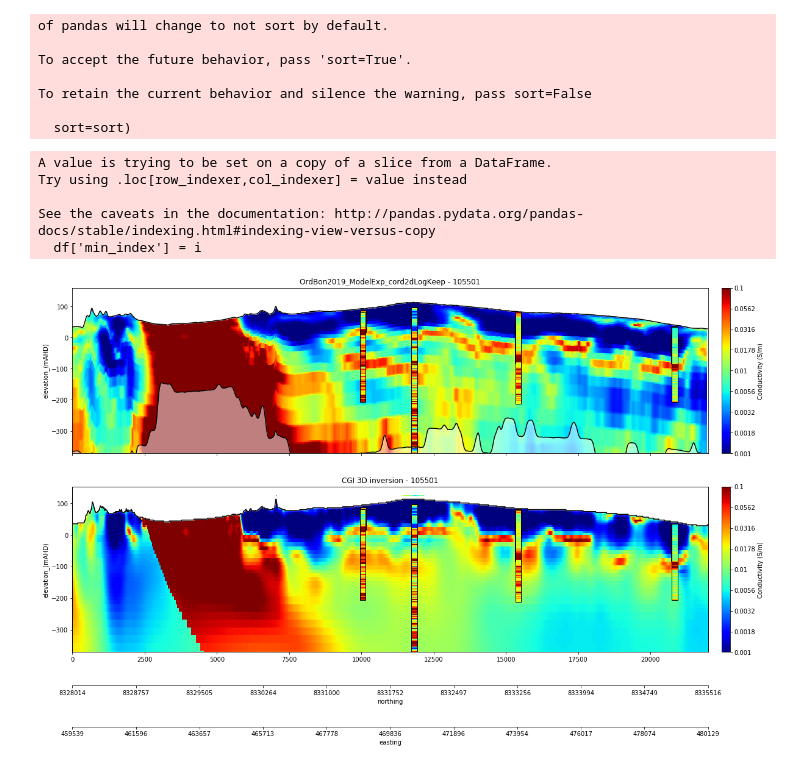
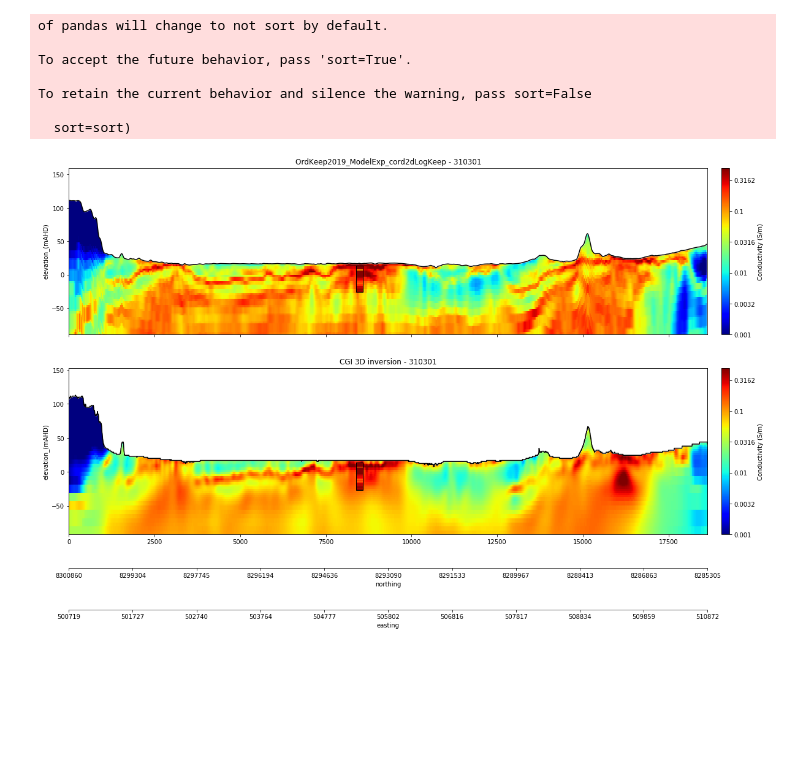
Before and after one commit to GeoscienceAustralia/hydrogeol_utils, a Jupyter notebook: notebooks/plotting_CGI_vs_NBC.ipynb, the cells around one changed output. Cells and saved outputs as stored; diff of their text form; code cells hidden in the pictures; blank space fills up the shorter version.

```diff
--- a/notebooks/plotting_CGI_vs_NBC.ipynb
+++ b/notebooks/plotting_CGI_vs_NBC.ipynb
@@ -167,19 +235,19 @@ print(df_induction)
 # %%
 # The induction data is far too dense for plotting so we resample
 
-df_induction_resampled = pd.DataFrame(columns=['Bore_ID', 'X', 'Y', 'Depth', 'Conductivity'])
+new_depths = np.arange(3.,math.ceil(np.max(df_induction['Depth'])),1.)
 
-for item in df_induction['Bore_ID'].unique():
-    mask= df_induction['Bore_ID'] == item
+df_induction_resampled = pd.DataFrame(columns=['borehole_id', 'X', 'Y', 'Depth', 'Apparent_conductivity'])
+
+for item in df_induction['borehole_id'].unique():
+    mask= df_induction['borehole_id'] == item
     # Create an array of resampled depths and values
-    resampled_depth, resampled_vals = spatial_functions.resample_depth_data(df_induction[mask]['Depth'].values,
-                                                    df_induction[mask]['Conductivity'].values,
-                                                    resample_interval = 2.)
+    df_resampled = spatial_functions.interpolate_depth_data(df_induction[mask],'Apparent_conductivity',
+                                                            'Depth', new_depths = new_depths)
 
-    df_resampled = pd.DataFrame({'Depth': resampled_depth,'Conductivity': resampled_vals})
-    df_resampled['Bore_ID'] = item
-    df_resampled['X'] = df_induction[mask]['X'].iloc[0]
-    df_resampled['Y'] = df_induction[mask]['Y'].iloc[0]
+    df_resampled['borehole_id'] = item
+    df_resampled['X'] = df_header[df_header['borehole_id'] == item]['Easting'].iloc[0]
+    df_resampled['Y'] = df_header[df_header['borehole_id'] == item]['Northing'].iloc[0]
     df_induction_resampled = df_induction_resampled.append(df_resampled)
 # %% [output]
 of pandas will change to not sort by default.
@@ -387,18 +263,18 @@ def add_downhole_log_data(ax, df, gridded_variables, plot_variable, xy_columns,
 panel_settings = {'panel_1': {'variable': 'conductivity',
                              'plot_type': 'grid',
                              'panel_kwargs': {'title': 'AEM conductivity',
-                                              'max_depth': 400, 'shade_doi': True, 'colourbar': True,
+                                              'max_depth': 100, 'shade_doi': True, 'colourbar': True,
                                               'colourbar_label': 'Conductivity (S/m)',
-                                             'log_plot': True, 'vmin': 0.001, 'vmax': 0.1,
+                                             'log_plot': True, 'vmin': 0.001, 'vmax': 0.5,
                                              'cmap': 'jet', 'ylabel': 'elevation_(mAHD)'},
                              'height_ratio': 1},
 
                  'panel_2': {'variable': 'conductivity',
                              'plot_type': 'grid',
                              'panel_kwargs': {'title': 'AEM conductivity',
-                                              'max_depth': 400, 'shade_doi': False, 'colourbar': True,
+                                              'max_depth': 100, 'shade_doi': False, 'colourbar': True,
                                               'colourbar_label': 'Conductivity (S/m)',
-                                             'log_plot': True, 'vmin': 0.001, 'vmax': 0.1,
+                                             'log_plot': True, 'vmin': 0.001, 'vmax': 0.5,
                                             'cmap': 'jet', 'ylabel': 'elevation_(mAHD)'},
                              'height_ratio': 1}}
 
@@ -409,48 +285,47 @@ fig, ax_array = plt.subplots(len(panel_settings), 1, figsize=(20, 11), sharex =
                                      gridspec_kw={'height_ratios':
                                                   plot_utils.unpack_plot_settings(panel_settings,'height_ratio')})
 
-plot_utils.plot_grid(ax_array[0], gridded_variables[105501], 'conductivity',
+plot_utils.plot_grid(ax_array[0], gridded_variables[line], 'conductivity',
                     plot_utils.unpack_plot_settings(panel_settings, "panel_kwargs")[0])
 
 # We will only plot certain bores
 
 
-plot_utils.plot_grid(ax_array[1], CGI_gridded_data[105501], 'conductivity',
+plot_utils.plot_grid(ax_array[1], CGI_gridded_data[line], 'conductivity',
                     plot_utils.unpack_plot_settings(panel_settings, "panel_kwargs")[1])
 
 
-for bore in df_induction['Bore_ID'].unique():
+for bore in df_induction['borehole_id'].unique():
 
-    mask = (df_induction_resampled['Bore_ID'] == bore)
+    mask = (df_induction_resampled['borehole_id'] == bore)
 
 
     for ax in ax_array:
-        plot_utils.add_downhole_log_data(ax, df_induction_resampled[mask], gridded_variables[105501],
-                                         'Conductivity', ['X','Y'], cmap='jet',
-                                         colour_stretch=[0.001, 0.1], log_stretch = True,
+        plot_utils.add_downhole_log_data(ax, df_induction_resampled[mask], gridded_variables[line],
+                                         'Apparent_conductivity', ['X','Y'], cmap='jet',
+                                         colour_stretch=[0.001, 0.5], log_stretch = True,
                                          max_distance=200., stick_thickness=200.)
 
 
 
-ax_array[0].set_title("OrdBon2019_ModelExp_cord2dLogKeep - 105501")
+ax_array[0].set_title("OrdKeep2019_ModelExp_cord2dLogKeep - " + str(line))
 
-ax_array[1].set_title("CGI 3D inversion - 105501")
+ax_array[1].set_title("CGI 3D inversion - " + str(line))
 
 ax_pos = plot_utils.align_axes(ax_array)
 
     # Add axis with northing at the bottom of the plot
 
-plot_utils.add_axis_coords('northing', gridded_variables[105501]['northing'], ax_array[-1], ax_pos[1], offset=-0.2)
+plot_utils.add_axis_coords('northing', gridded_variables[line]['northing'], ax_array[-1], ax_pos[1], offset=-0.2)
 
-plot_utils.add_axis_coords('easting', gridded_variables[105501]['easting'], ax_array[-1], ax_pos[1], offset=-0.45)
+plot_utils.add_axis_coords('easting', gridded_variables[line]['easting'], ax_array[-1], ax_pos[1], offset=-0.45)
 
-#plt.savefig(r"C:\Temp\comparison_plot_105501-logstretch.png", dpi=300)
+outdir = r"\\prod.lan\active\proj\futurex\East_Kimberley\Working\SharedWorkspace\CGI\Keep_L310301_xyzzc\sections"
+
+outfile = os.path.join(outdir, str(line) + "_comparison_plot_log_w_Induction.png")
+
+plt.savefig(outfile, dpi=300)
 
 plt.show()
 # %% [output]
-A value is trying to be set on a copy of a slice from a DataFrame.
-Try using .loc[row_indexer,col_indexer] = value instead
-
-See the caveats in the documentation: http://pandas.pydata.org/pandas-docs/stable/indexing.html#indexing-view-versus-copy
-  df['min_index'] = i
-[figure, old version]
+[figure, new version]
```
Also changed, not shown: parts of 16 cells of this notebook, 3 other files.
